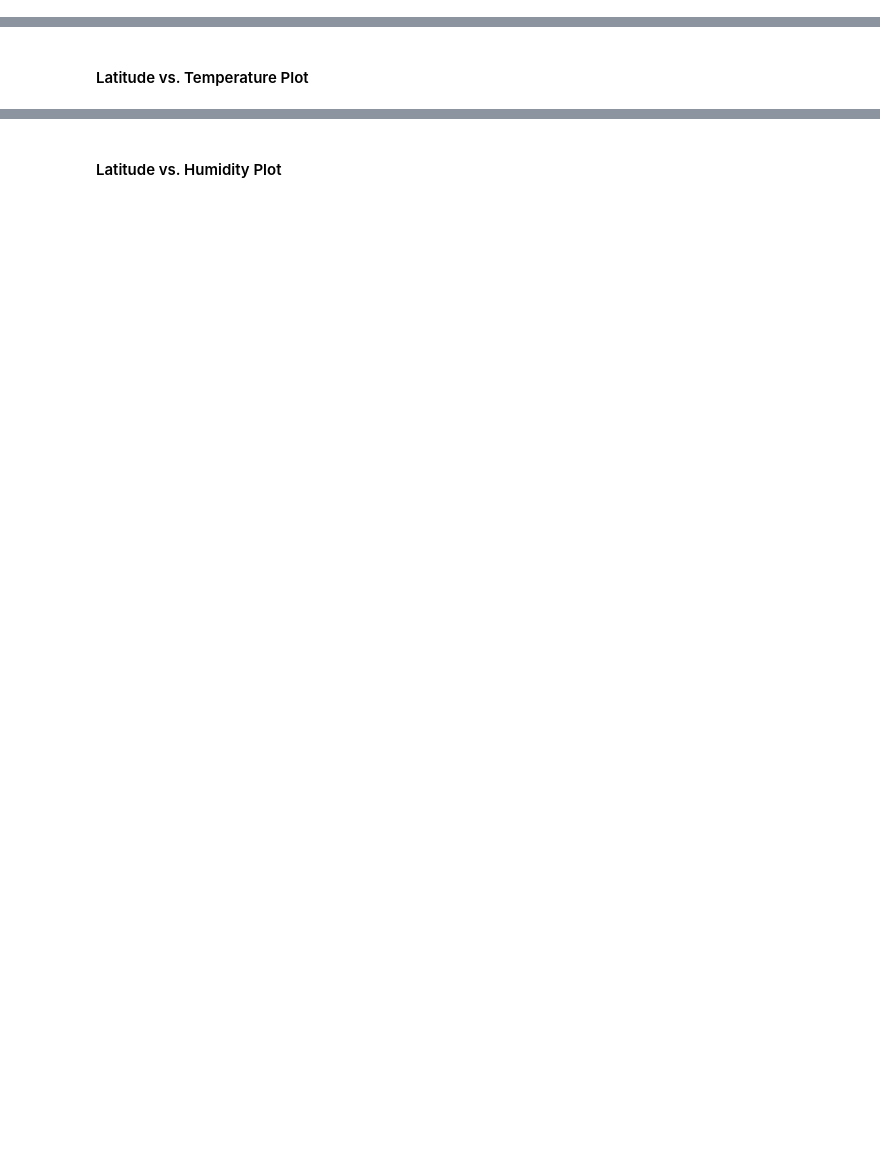
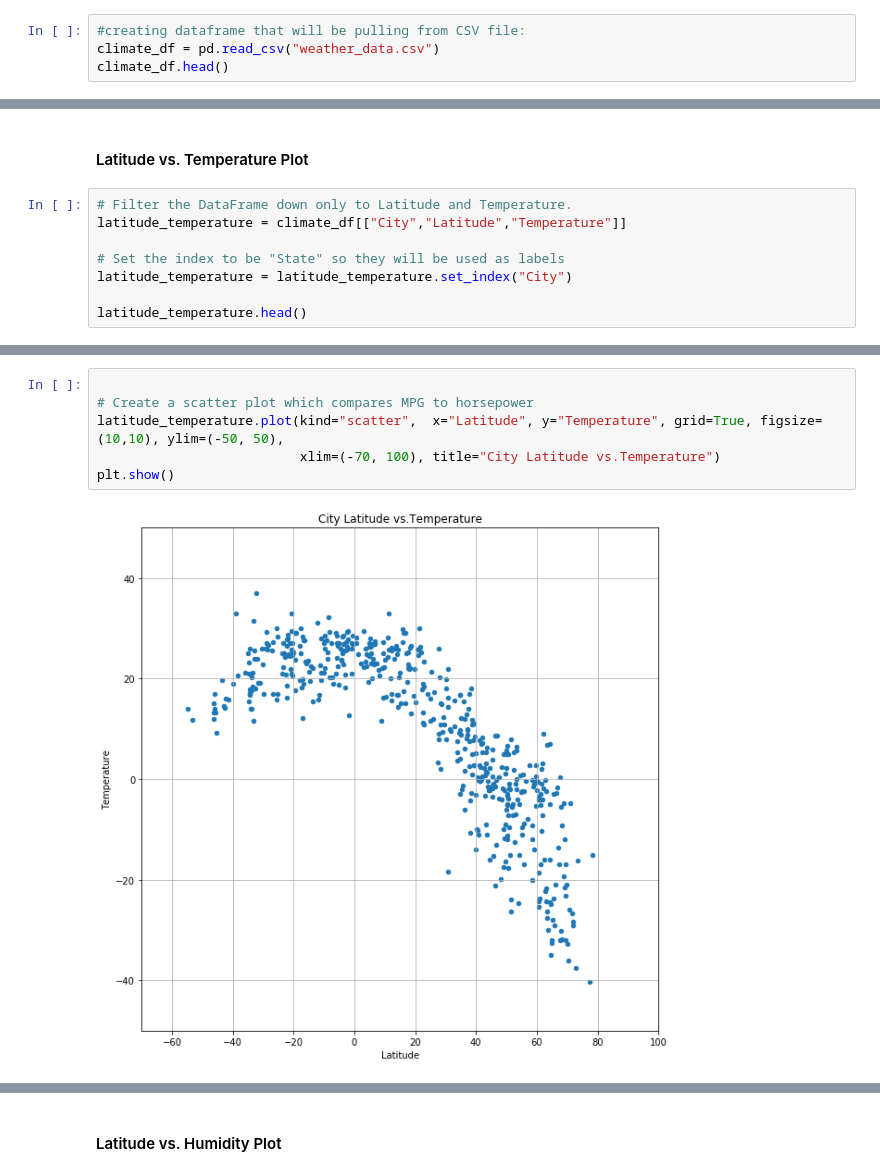
Before and after one commit to janetnamulondo/python_api_challenge, a Jupyter notebook: 02-Homework_06-Python-APIs_Instructions_starter_code_WeatherPy.ipynb, the cells around one changed output, grey strips where cells are left out. Drawn from its saved outputs; the diff is of its cells as text; blank space fills up the shorter version.

Commit message:
created graphs

```diff
--- a/02-Homework_06-Python-APIs_Instructions_starter_code_WeatherPy.ipynb
+++ b/02-Homework_06-Python-APIs_Instructions_starter_code_WeatherPy.ipynb
@@ -177,0 +177,4 @@ weather_df.to_csv("census_data_states.csv", encoding="utf-8", index=False)
+# %%
+#creating dataframe that will be pulling from CSV file:
+climate_df = pd.read_csv("weather_data.csv")
+climate_df.head()
@@ -178,2 +188,10 @@ weather_df.to_csv("census_data_states.csv", encoding="utf-8", index=False)
 # %% [markdown]
 #### Latitude vs. Temperature Plot
+# %%
+# Filter the DataFrame down only to Latitude and Temperature.
+latitude_temperature = climate_df[["City","Latitude","Temperature"]]
+
+# Set the index to be "State" so they will be used as labels
+latitude_temperature = latitude_temperature.set_index("City")
+
+latitude_temperature.head()
@@ -179,0 +206,8 @@ weather_df.to_csv("census_data_states.csv", encoding="utf-8", index=False)
+# %%
+
+# Create a scatter plot which compares MPG to horsepower
+latitude_temperature.plot(kind="scatter",  x="Latitude", y="Temperature", grid=True, figsize=(10,10), ylim=(-50, 50),
+                          xlim=(-70, 100), title="City Latitude vs.Temperature")
+plt.show()
+# %% [output]
+[figure, added]
```
Also changed, not shown: parts of 13 cells of this notebook, 1 other file.
